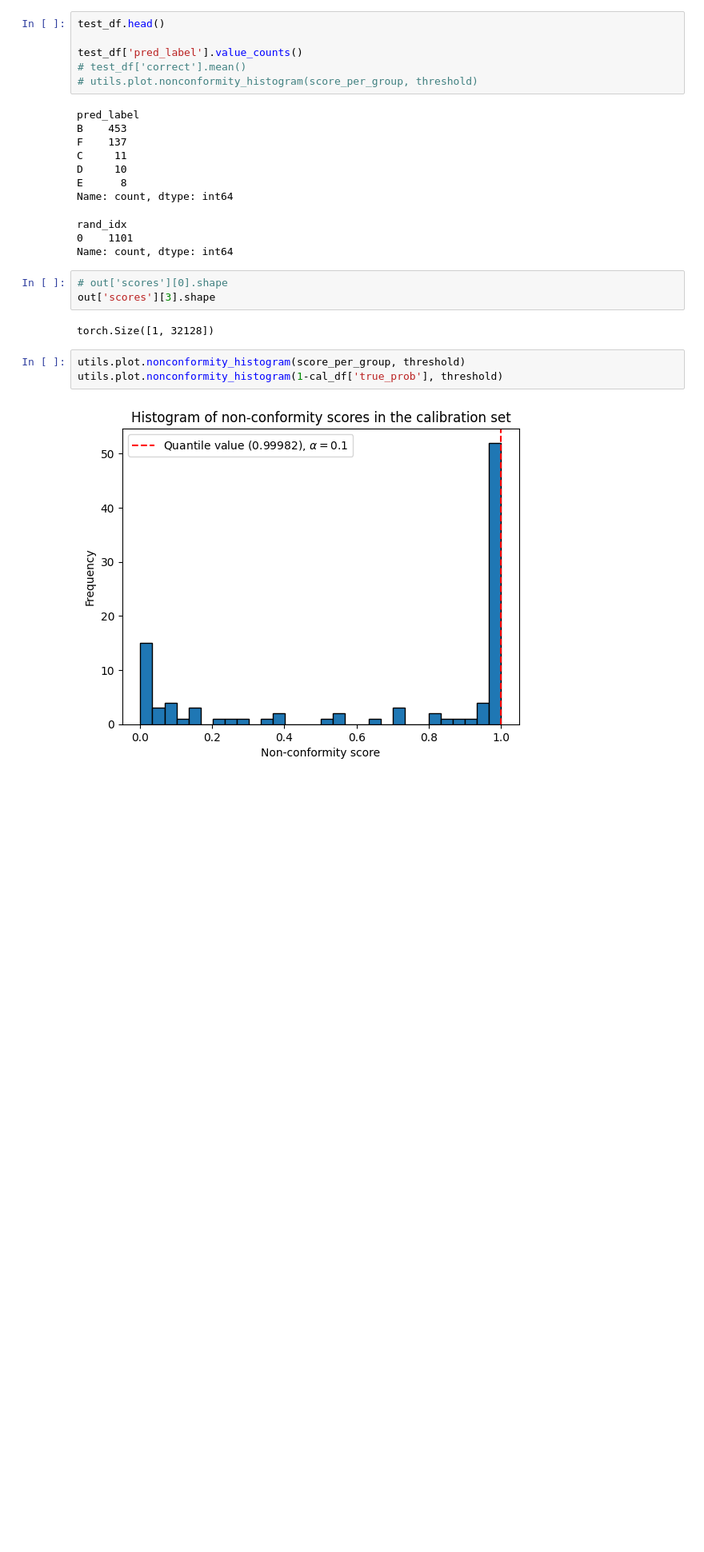
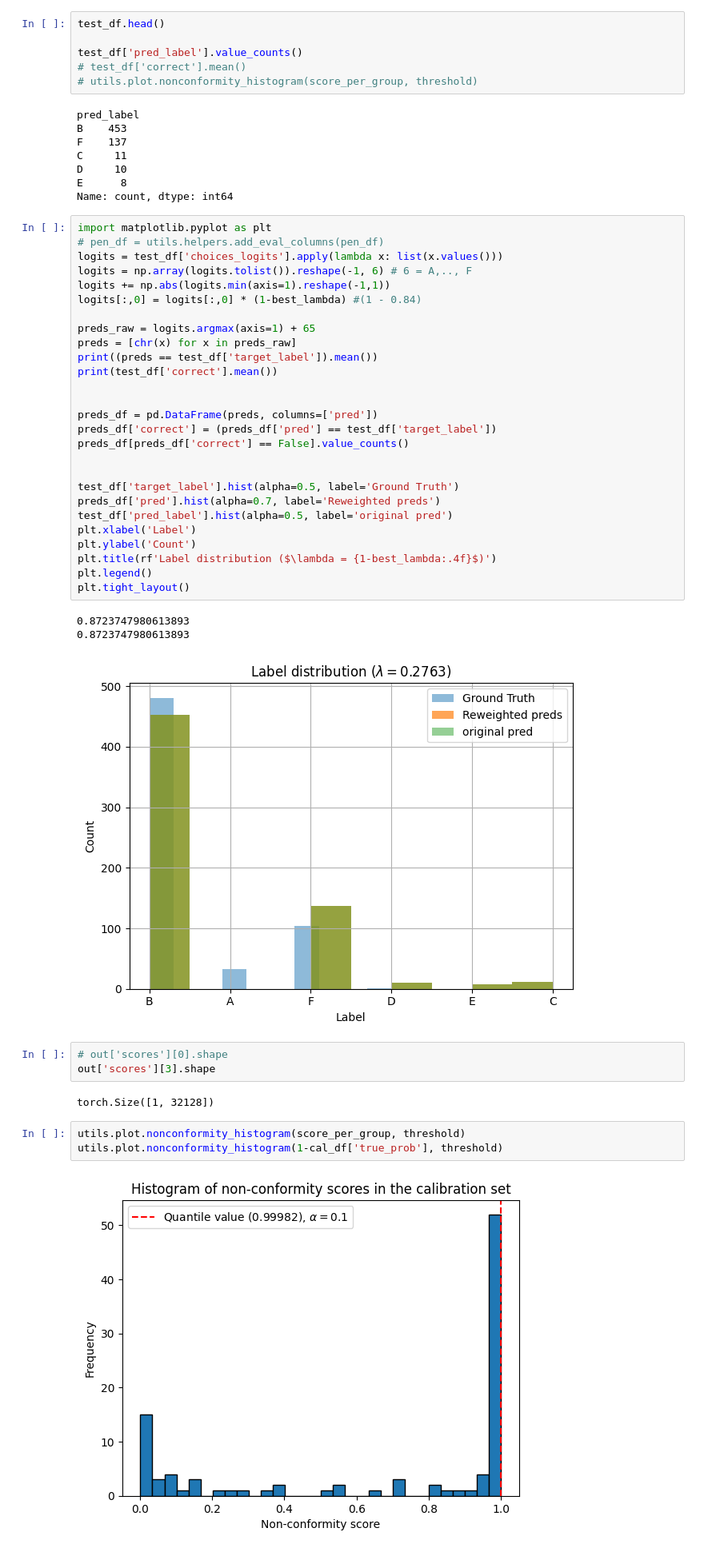
Before and after one commit to amitxy/Robots-That-Ask-For-Help-Over-The-Horizon, a Jupyter notebook: risk.ipynb, the cells around one changed output. Shown: that part at 80% size. Cells and saved outputs as stored; diff of their text form; blank space fills up the shorter version.

```diff
--- a/risk.ipynb
+++ b/risk.ipynb
@@ -231,10 +232,36 @@ D     10
 E      8
 Name: count, dtype: int64
 # %%
+import matplotlib.pyplot as plt
+# pen_df = utils.helpers.add_eval_columns(pen_df)
+logits = test_df['choices_logits'].apply(lambda x: list(x.values()))
+logits = np.array(logits.tolist()).reshape(-1, 6) # 6 = A,.., F
+logits += np.abs(logits.min(axis=1).reshape(-1,1))
+logits[:,0] = logits[:,0] * (1-best_lambda) #(1 - 0.84)
+
+preds_raw = logits.argmax(axis=1) + 65
+preds = [chr(x) for x in preds_raw]
+print((preds == test_df['target_label']).mean())
+print(test_df['correct'].mean())
+
+
+preds_df = pd.DataFrame(preds, columns=['pred'])
+preds_df['correct'] = (preds_df['pred'] == test_df['target_label'])
+preds_df[preds_df['correct'] == False].value_counts()
+
+
+test_df['target_label'].hist(alpha=0.5, label='Ground Truth')
+preds_df['pred'].hist(alpha=0.7, label='Reweighted preds')
+test_df['pred_label'].hist(alpha=0.5, label='original pred')
+plt.xlabel('Label')
+plt.ylabel('Count')
+plt.title(rf'Label distribution ($\lambda = {1-best_lambda:.4f}$)')
+plt.legend()
+plt.tight_layout()
 # %% [output]
-rand_idx
-0    1101
-Name: count, dtype: int64
+0.8723747980613893
+0.8723747980613893
+[figure, added]
 # %%
 # out['scores'][0].shape
 out['scores'][3].shape
```
Also changed, not shown: parts of 2 cells of this notebook, 1 other file.
